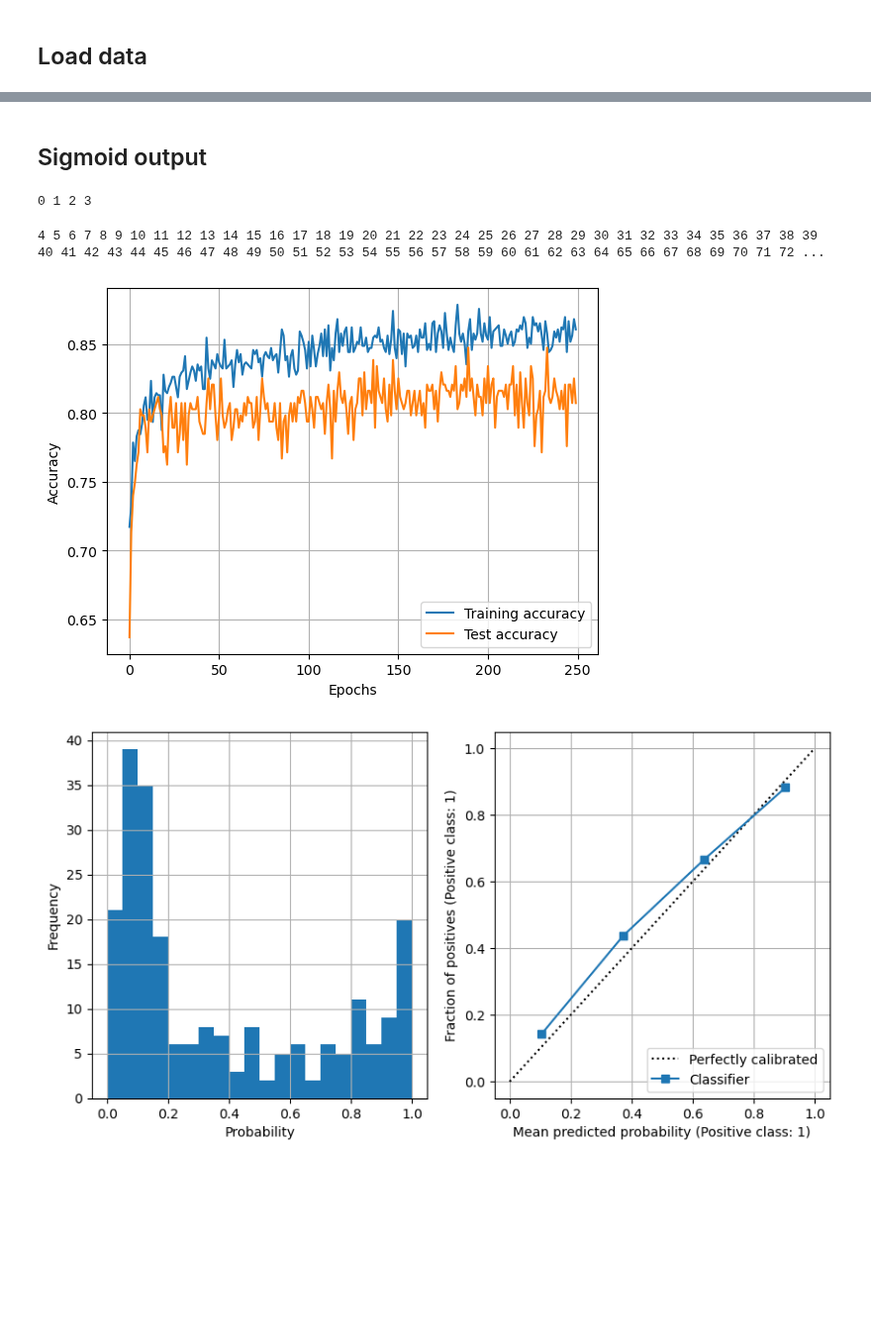
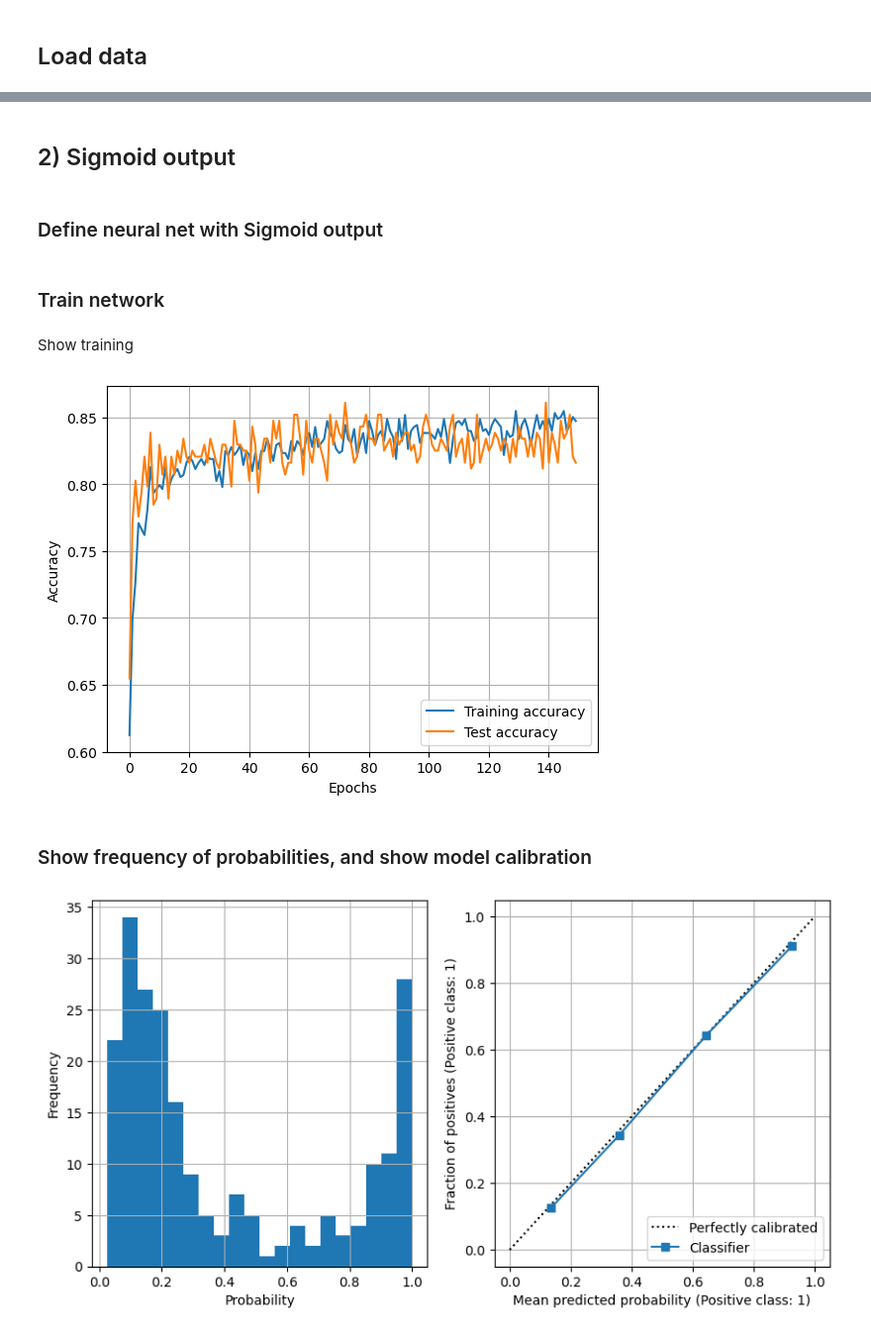
Before and after one commit to MichaelAllen1966/titanic, a Jupyter notebook: 52_pytorch_softmax_sigmoid.ipynb, the cells around one changed output, grey strips where cells are left out. Shown at 99% size. Cells and saved outputs as stored; diff of their text form; code cells hidden in the pictures; blank space fills up the shorter version.

Commit message:
Compare sigmoid and softmax calibration

```diff
--- a/52_pytorch_softmax_sigmoid.ipynb
+++ b/52_pytorch_softmax_sigmoid.ipynb
@@ -112,7 +126,7 @@ net = Net(number_features)
 # Set batch size (cases per batch - commonly 8-64)
 batch_size = 16
 # Epochs (number of times to pass over data)
-num_epochs = 250
+num_epochs = 150
 # Learning rate (how much each bacth updates the model)
 learning_rate = 0.001
 # Calculate number of batches
@@ -128,9 +142,8 @@ training_progress = []
 test_progress = []
 
 for epoch in range(num_epochs):
-    print (f'{epoch}', end = ' ')
 
-    # Shuffle
+    # Shuffle the training data
     X_train_sc, y_train = shuffle(X_train_sc, y_train)
 
     # Set net to training mode
@@ -207,5 +223,7 @@ plt.show()
 # %% [markdown]
-## Sigmoid output
+## 2) Sigmoid output
+# %% [markdown]
+### Define neural net with Sigmoid output
 # %%
 class Net(torch.nn.Module):
 
@@ -229,9 +247,11 @@ class Net(torch.nn.Module):
         x = F.dropout(x, p=0.5) # Apply dropout
         x = F.relu(x) # ReLU activation
         x = self.fc3(x) # Fully connected layer
-        x = F.sigmoid(x) # Sigmoid output (0-1)
+        x = torch.sigmoid(x) # Sigmoid output (0-1)
 
         return x
+# %% [markdown]
+### Train network
 # %%
 # Define network
 number_features = X_train_sc.shape[1]
@@ -240,7 +260,7 @@ net = Net(number_features)
 # Set batch size (cases per batch - commonly 8-64)
 batch_size = 16
 # Epochs (number of times to pass over data)
-num_epochs = 250
+num_epochs = 150
 # Learning rate (how much each bacth updates the model)
 learning_rate = 0.001
 # Calculate number of batches
@@ -256,14 +276,12 @@ training_progress = []
 test_progress = []
 
 for epoch in range(num_epochs):
-    print (f'{epoch}', end = ' ')
 
-    # Shuffle
+    # Shuffle training data
     X_train_sc, y_train = shuffle(X_train_sc, y_train)
 
     # Set net to training mode
     net.train()
-
 
     for i in range(batch_no):
 
@@ -296,9 +314,8 @@ for epoch in range(num_epochs):
     y_pred_test = values >= 0.5
     accuracy_test = np.mean(y_pred_test == y_test)
     test_progress.append(accuracy_test)
-# %% [output]
-0 1 2 3
-4 5 6 7 8 9 10 11 12 13 14 15 16 17 18 19 20 21 22 23 24 25 26 27 28 29 30 31 32 33 34 35 36 37 38 39 40 41 42 43 44 45 46 47 48 49 50 51 52 53 54 55 56 57 58 59 60 61 62 63 64 65 66 67 68 69 70 71 72 ...
+# %% [markdown]
+Show training
 # %%
 fig = plt.figure()
 ax = fig.add_subplot()
@@ -311,26 +328,29 @@ ax.set_xlabel('Epochs')
 ax.set_ylabel('Accuracy')
 plt.show()
 # %% [output]
-[figure, old version]
+[figure, new version]
+# %% [markdown]
+### Show frequency of probabilities, and show model calibration
 # %%
 net.eval()
 test_var = Variable(torch.FloatTensor(X_test_sc))
 result = net(test_var)
-probs = result.data.numpy().flatten()
+sigmoid_probs = result.data.numpy().flatten()
 
 fig = plt.figure(figsize=(10,5))
 
 ax1 = fig.add_subplot(121)
 x = np.arange(num_epochs)
-ax1.hist(probs, bins=20)
+ax1.hist(sigmoid_probs, bins=20)
 ax1.grid()
 ax1.set_xlabel('Probability')
 ax1.set_ylabel('Frequency')
 
 ax2 = fig.add_subplot(122)
-disp1 = CalibrationDisplay.from_predictions(y_test, probs, ax=ax2, n_bins=4)
+disp1 = CalibrationDisplay.from_predictions(
+    y_test, sigmoid_probs, ax=ax2, n_bins=4)
 ax2.grid()
 
 plt.show()
 # %% [output]
-[figure, old version]
+[figure, new version]
```
Also changed, not shown: parts of 13 cells of this notebook.
